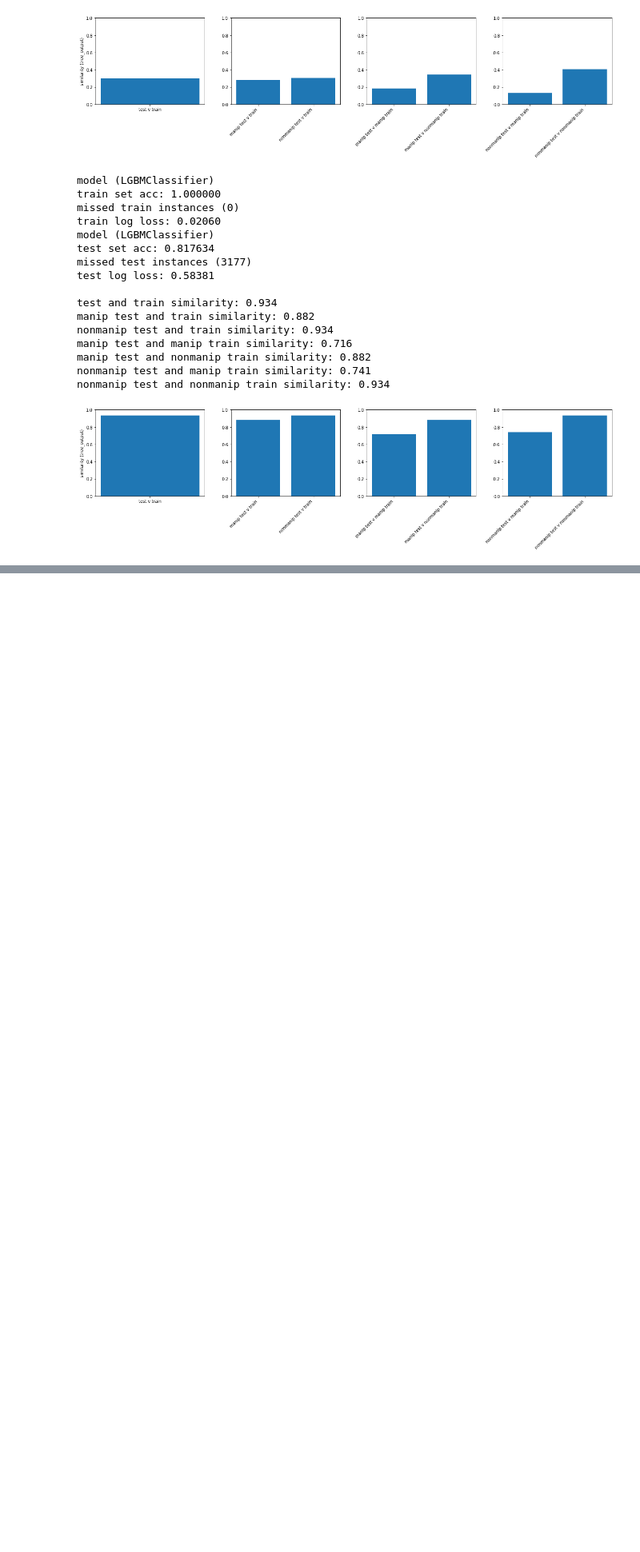
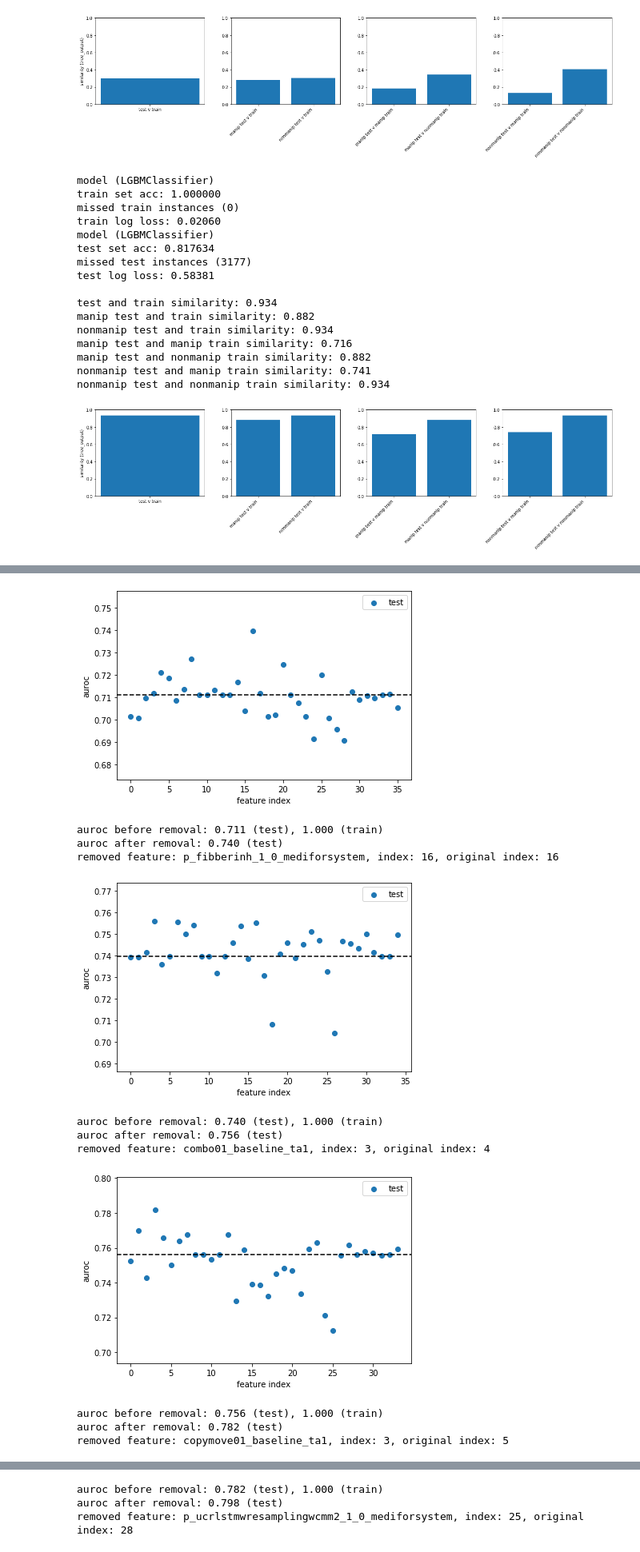
Before and after one commit to jjbrophy47/trex, a Jupyter notebook: experiments/notebooks/alignment_explore.ipynb, the cells around one changed output, grey strips where cells are left out. Shown: that part at 80% size. Drawn from its saved outputs; the diff is of its cells as text; code cells hidden in the pictures; blank space fills up the shorter version.

```diff
--- a/experiments/notebooks/alignment_explore.ipynb
+++ b/experiments/notebooks/alignment_explore.ipynb
@@ -56,0 +66,15 @@ nonmanip test and nonmanip train similarity: 0.934
+# %%
+ablation(model='lgb', dataset='medifor', n_estimators=100, random_state=1, plot=True, data_dir=data_dir)
+# %% [output]
+[figure, added]
+auroc before removal: 0.711 (test), 1.000 (train)
+auroc after removal: 0.740 (test)
+removed feature: p_fibberinh_1_0_mediforsystem, index: 16, original index: 16
+[figure, added]
+auroc before removal: 0.740 (test), 1.000 (train)
+auroc after removal: 0.756 (test)
+removed feature: combo01_baseline_ta1, index: 3, original index: 4
+[figure, added]
+auroc before removal: 0.756 (test), 1.000 (train)
+auroc after removal: 0.782 (test)
+removed feature: copymove01_baseline_ta1, index: 3, original index: 5
@@ -56,0 +82,3 @@ nonmanip test and nonmanip train similarity: 0.934
+auroc before removal: 0.782 (test), 1.000 (train)
+auroc after removal: 0.798 (test)
+removed feature: p_ucrlstmwresamplingwcmm2_1_0_mediforsystem, index: 25, original index: 28
```
Also changed, not shown: parts of 3 cells of this notebook, 18 other files.
